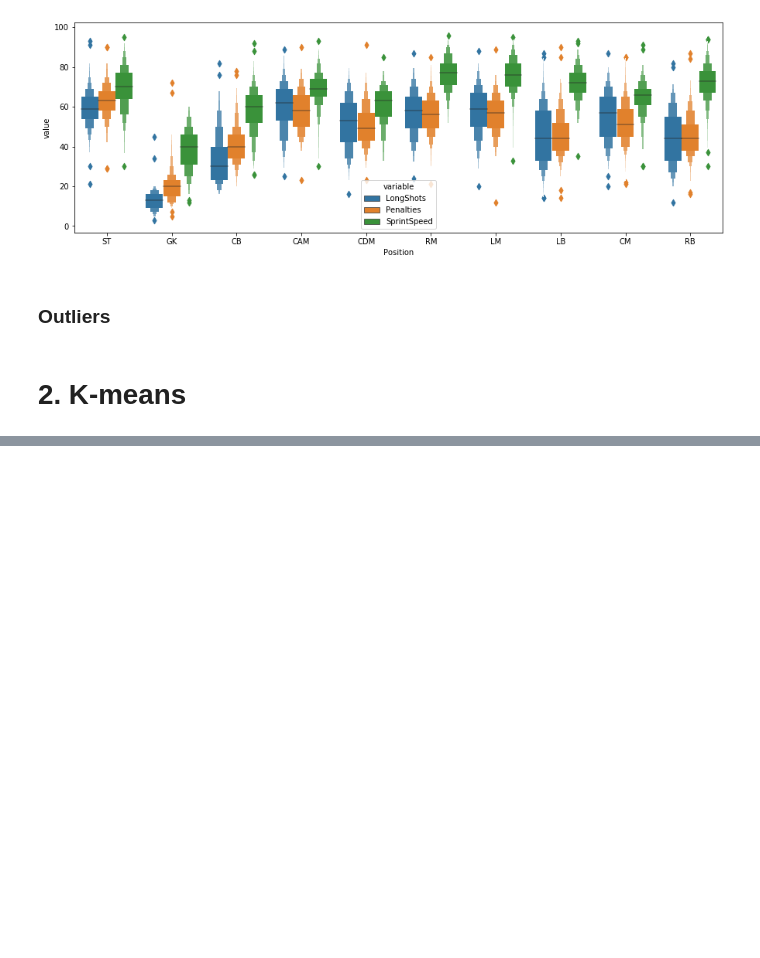
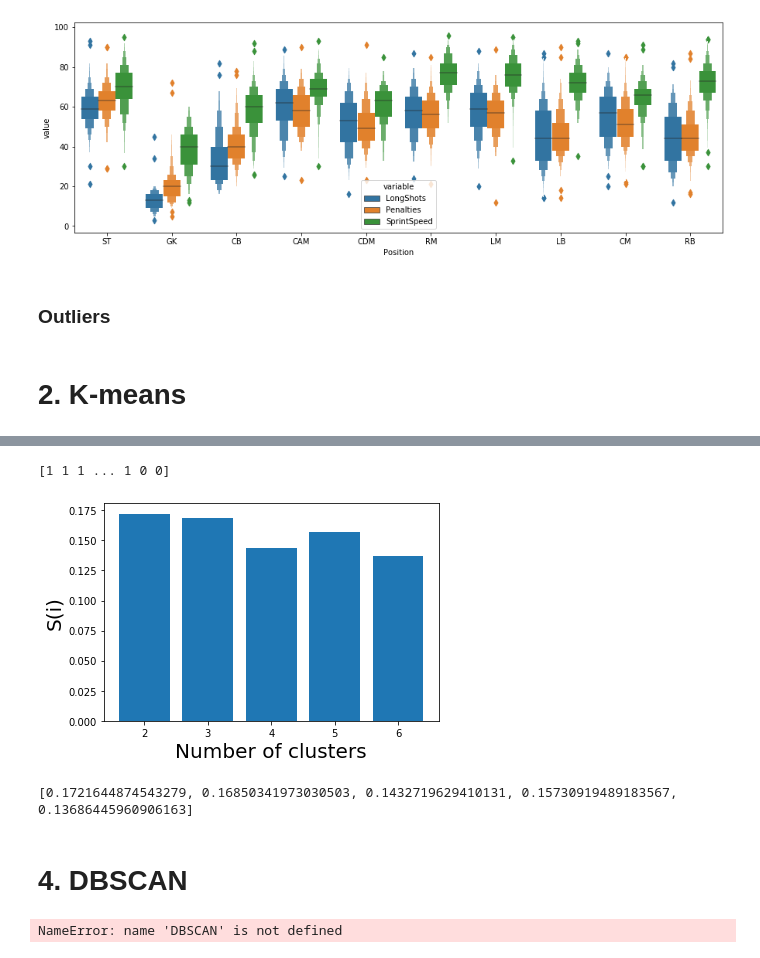
Before and after one commit to chhanganivarun/data-analysis, a Jupyter notebook: 02/Assignment 2.ipynb, the cells around one changed output, grey strips where cells are left out. Cells and saved outputs as stored; diff of their text form; code cells hidden in the pictures; blank space fills up the shorter version.

```diff
--- a/02/Assignment 2.ipynb
+++ b/02/Assignment 2.ipynb
@@ -199,0 +257,10 @@ plt.show()
+# %%
+# Scaling the data so that all the features become comparable
+scaler = StandardScaler()
+X_scaled = scaler.fit_transform(ahc_df)
+# Normalizing the data so that the data approximately
+# follows a Gaussian distribution
+X_normalized = normalize(X_scaled)
+# Converting the numpy array into a pandas DataFrame
+X_normalized = pd.DataFrame(X_normalized)
+X_normalized
@@ -199,0 +286,41 @@ plt.show()
+# %%
+ac2 = AgglomerativeClustering(n_clusters = 2)
+c = ac2.fit_predict(X_normalized)
+print(c)
+# %% [output]
+[1 1 1 ... 1 0 0]
+# %%
+k = [2, 3, 4, 5, 6]
+
+ac3 = AgglomerativeClustering(n_clusters = 3)
+ac4 = AgglomerativeClustering(n_clusters = 4)
+ac5 = AgglomerativeClustering(n_clusters = 5)
+ac6 = AgglomerativeClustering(n_clusters = 6)
+
+
+# Appending the silhouette scores of the different models to the list
+silhouette_scores = []
+silhouette_scores.append(silhouette_score(X_normalized, ac2.fit_predict(X_normalized)))
+silhouette_scores.append(silhouette_score(X_normalized, ac3.fit_predict(X_normalized)))
+silhouette_scores.append(silhouette_score(X_normalized, ac4.fit_predict(X_normalized)))
+silhouette_scores.append(silhouette_score(X_normalized, ac5.fit_predict(X_normalized)))
+silhouette_scores.append(silhouette_score(X_normalized, ac6.fit_predict(X_normalized)))
+
+# Plotting a bar graph to compare the results
+plt.bar(k, silhouette_scores)
+plt.xlabel('Number of clusters', fontsize = 20)
+plt.ylabel('S(i)', fontsize = 20)
+plt.show()
+# %% [output]
+[figure, added]
+# %%
+print(silhouette_scores)
+# %% [output]
+[0.1721644874543279, 0.16850341973030503, 0.1432719629410131, 0.15730919489183567, 0.13686445960906163]
+# %% [markdown]
+# 4. DBSCAN
+# %%
+clustering = DBSCAN(eps=3, min_samples=2).fit(X_normalized)
+print(clustering)
+# %% [output]
+NameError: name 'DBSCAN' is not defined
```
Also changed, not shown: parts of 6 cells of this notebook.
